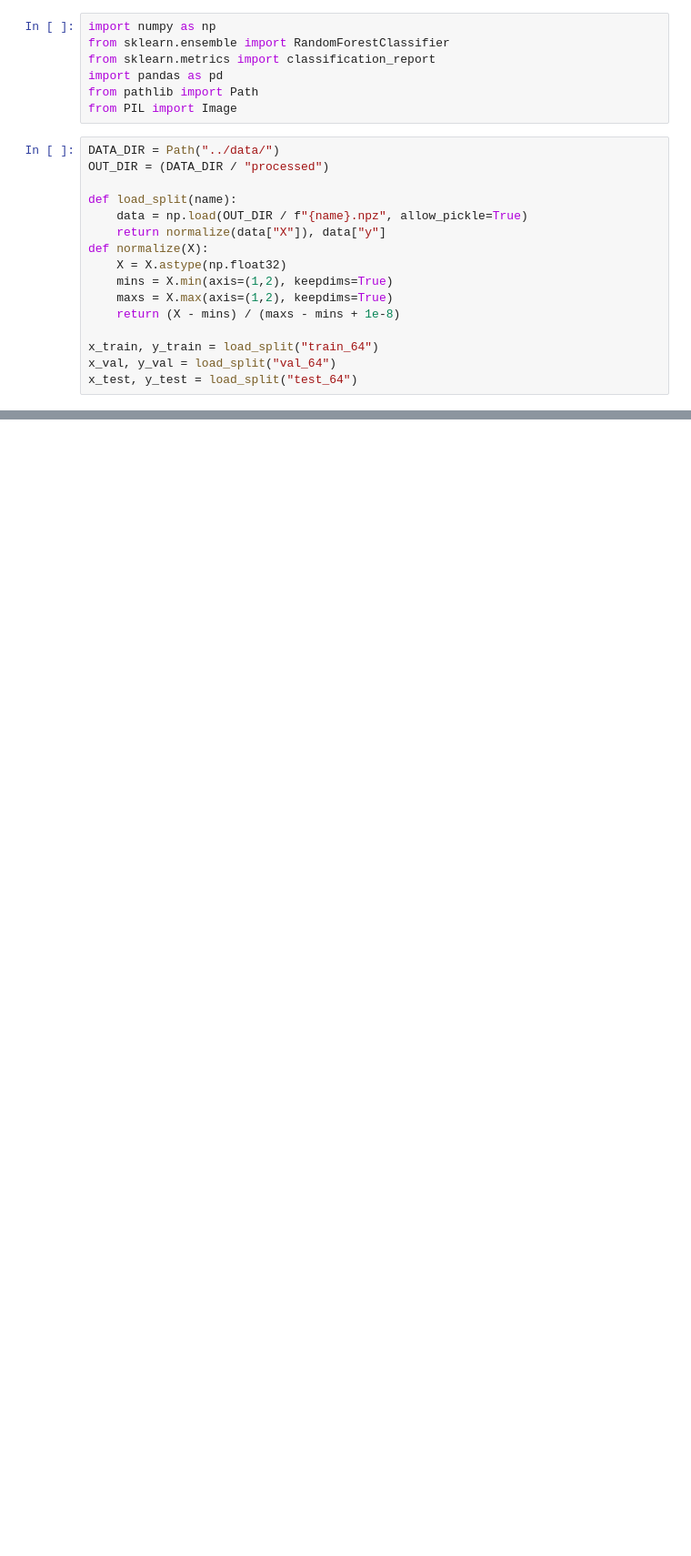
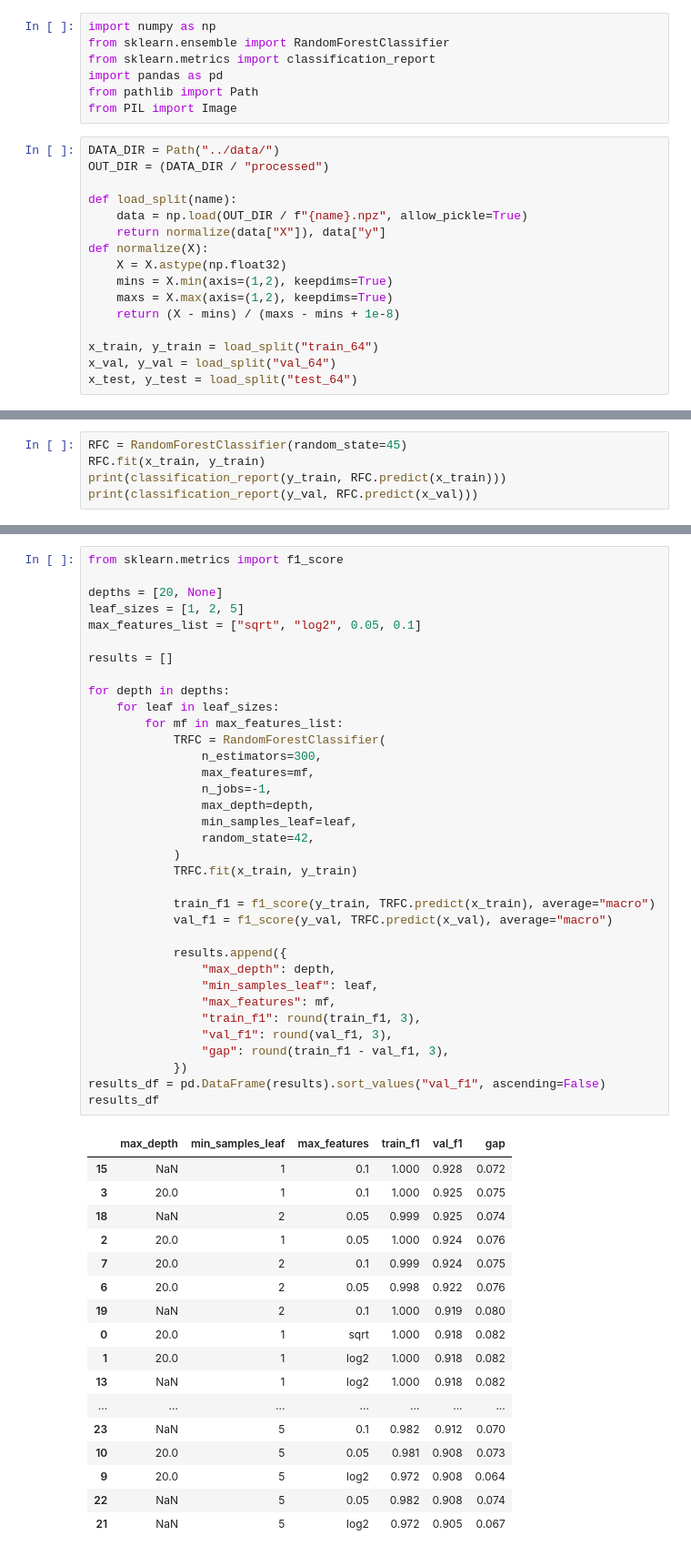
Before and after one commit to WingfungHu/MRIModelBench, a Jupyter notebook: notebooks/Ensembled_Tree.ipynb, the cells around one changed output, grey strips where cells are left out. Shown at 91% size. Cells and saved outputs as stored; diff of their text form; blank space fills up the shorter version.

Commit message:
feat: implemented the Random Tree Classifier Model (fully tuned)

```diff
--- a/notebooks/Ensembled_Tree.ipynb
+++ b/notebooks/Ensembled_Tree.ipynb
@@ -50,0 +33,5 @@ weighted avg       0.92      0.92      0.92       701
+# %%
+RFC = RandomForestClassifier(random_state=45)
+RFC.fit(x_train, y_train)
+print(classification_report(y_train, RFC.predict(x_train)))
+print(classification_report(y_val, RFC.predict(x_val)))
@@ -50,0 +59,53 @@ weighted avg       0.92      0.92      0.92       701
+# %%
+from sklearn.metrics import f1_score
+
+depths = [20, None]
+leaf_sizes = [1, 2, 5]
+max_features_list = ["sqrt", "log2", 0.05, 0.1]
+
+results = []
+
+for depth in depths:
+    for leaf in leaf_sizes:
+        for mf in max_features_list:
+            TRFC = RandomForestClassifier(
+                n_estimators=300,
+                max_features=mf,
+                n_jobs=-1,
+                max_depth=depth,
+                min_samples_leaf=leaf,
+                random_state=42,
+            )
+            TRFC.fit(x_train, y_train)
+
+            train_f1 = f1_score(y_train, TRFC.predict(x_train), average="macro")
+            val_f1 = f1_score(y_val, TRFC.predict(x_val), average="macro")
+
+            results.append({
+                "max_depth": depth,
+                "min_samples_leaf": leaf,
+                "max_features": mf,
+                "train_f1": round(train_f1, 3),
+                "val_f1": round(val_f1, 3),
+                "gap": round(train_f1 - val_f1, 3),
+            })
+results_df = pd.DataFrame(results).sort_values("val_f1", ascending=False)
+results_df
+# %% [output]
+|  | max_depth | min_samples_leaf | max_features | train_f1 | val_f1 | gap |
+| 15 | NaN | 1 | 0.1 | 1.000 | 0.928 | 0.072 |
+| 3 | 20.0 | 1 | 0.1 | 1.000 | 0.925 | 0.075 |
+| 18 | NaN | 2 | 0.05 | 0.999 | 0.925 | 0.074 |
+| 2 | 20.0 | 1 | 0.05 | 1.000 | 0.924 | 0.076 |
+| 7 | 20.0 | 2 | 0.1 | 0.999 | 0.924 | 0.075 |
+| 6 | 20.0 | 2 | 0.05 | 0.998 | 0.922 | 0.076 |
+| 19 | NaN | 2 | 0.1 | 1.000 | 0.919 | 0.080 |
+| 0 | 20.0 | 1 | sqrt | 1.000 | 0.918 | 0.082 |
+| 1 | 20.0 | 1 | log2 | 1.000 | 0.918 | 0.082 |
+| 13 | NaN | 1 | log2 | 1.000 | 0.918 | 0.082 |
+| ... | ... | ... | ... | ... | ... | ... |
+| 23 | NaN | 5 | 0.1 | 0.982 | 0.912 | 0.070 |
+| 10 | 20.0 | 5 | 0.05 | 0.981 | 0.908 | 0.073 |
+| 9 | 20.0 | 5 | log2 | 0.972 | 0.908 | 0.064 |
+| 22 | NaN | 5 | 0.05 | 0.982 | 0.908 | 0.074 |
+| 21 | NaN | 5 | log2 | 0.972 | 0.905 | 0.067 |
```
Also changed, not shown: parts of 8 cells of this notebook.
